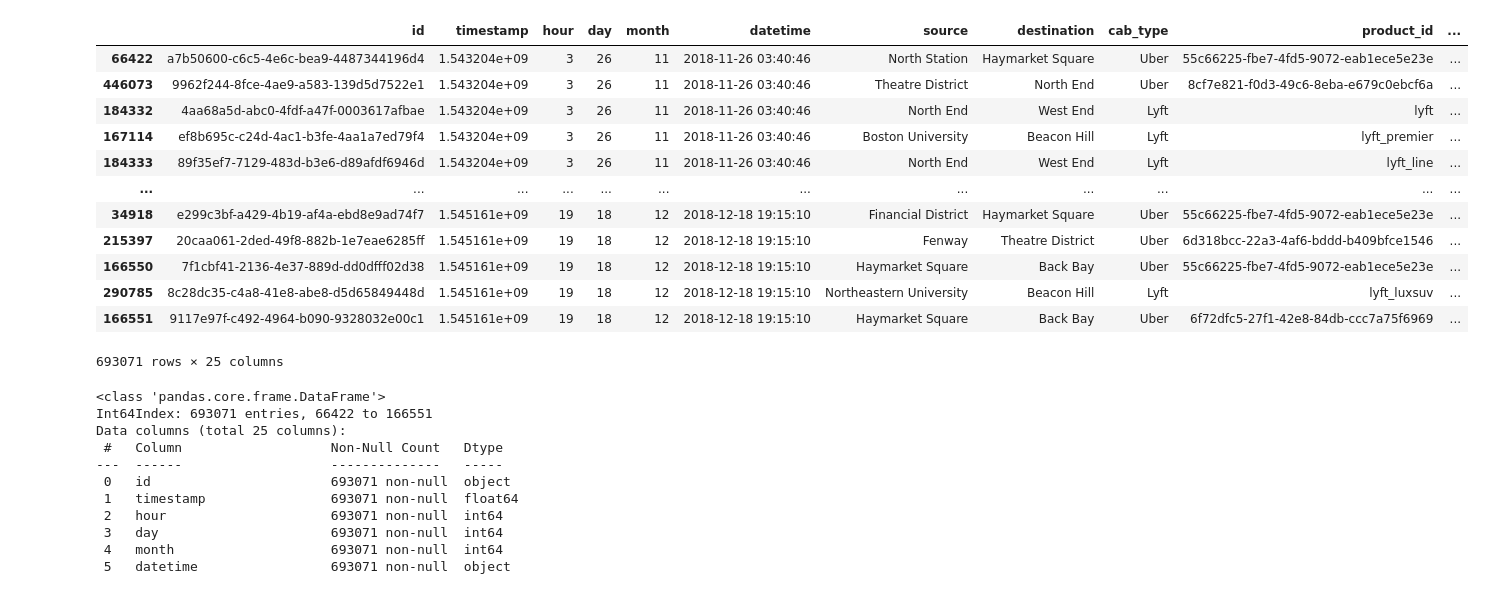
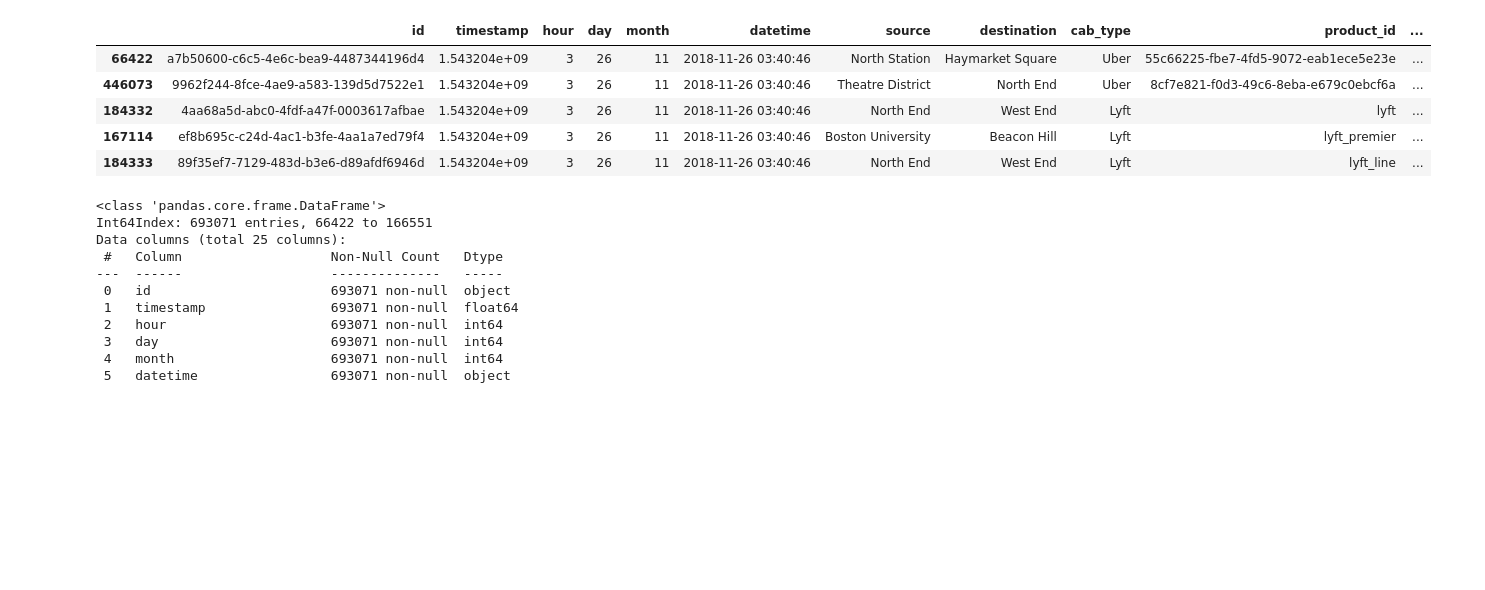
Before and after one commit to umar-khayam/Uber-Data-Analysis, a Jupyter notebook: Data cleaning and wrangling.ipynb, the cells around one changed output. Drawn from its saved outputs; the diff is of its cells as text; code cells hidden in the pictures; blank space fills up the shorter version.

```diff
--- a/Data cleaning and wrangling.ipynb
+++ b/Data cleaning and wrangling.ipynb
@@ -24,21 +17,14 @@ data
 # %%
 data=data.sort_values('datetime')
 data=data[['id','timestamp','hour','day','month','datetime','source','destination','cab_type','product_id','name','price','distance','surge_multiplier','temperature','short_summary','long_summary','icon','visibility','temperatureHigh','temperatureLow','apparentTemperatureHigh','apparentTemperatureLow','latitude','longitude']]
-data
+data.head()
 # %% [output]
 |  | id | timestamp | hour | day | month | datetime | source | destination | cab_type | product_id | ... |
 | 66422 | a7b50600-c6c5-4e6c-bea9-4487344196d4 | 1.543204e+09 | 3 | 26 | 11 | 2018-11-26 03:40:46 | North Station | Haymarket Square | Uber | 55c66225-fbe7-4fd5-9072-eab1ece5e23e | ... |
 | 446073 | 9962f244-8fce-4ae9-a583-139d5d7522e1 | 1.543204e+09 | 3 | 26 | 11 | 2018-11-26 03:40:46 | Theatre District | North End | Uber | 8cf7e821-f0d3-49c6-8eba-e679c0ebcf6a | ... |
 | 184332 | 4aa68a5d-abc0-4fdf-a47f-0003617afbae | 1.543204e+09 | 3 | 26 | 11 | 2018-11-26 03:40:46 | North End | West End | Lyft | lyft | ... |
 | 167114 | ef8b695c-c24d-4ac1-b3fe-4aa1a7ed79f4 | 1.543204e+09 | 3 | 26 | 11 | 2018-11-26 03:40:46 | Boston University | Beacon Hill | Lyft | lyft_premier | ... |
 | 184333 | 89f35ef7-7129-483d-b3e6-d89afdf6946d | 1.543204e+09 | 3 | 26 | 11 | 2018-11-26 03:40:46 | North End | West End | Lyft | lyft_line | ... |
-| ... | ... | ... | ... | ... | ... | ... | ... | ... | ... | ... | ... |
-| 34918 | e299c3bf-a429-4b19-af4a-ebd8e9ad74f7 | 1.545161e+09 | 19 | 18 | 12 | 2018-12-18 19:15:10 | Financial District | Haymarket Square | Uber | 55c66225-fbe7-4fd5-9072-eab1ece5e23e | ... |
-| 215397 | 20caa061-2ded-49f8-882b-1e7eae6285ff | 1.545161e+09 | 19 | 18 | 12 | 2018-12-18 19:15:10 | Fenway | Theatre District | Uber | 6d318bcc-22a3-4af6-bddd-b409bfce1546 | ... |
-| 166550 | 7f1cbf41-2136-4e37-889d-dd0dfff02d38 | 1.545161e+09 | 19 | 18 | 12 | 2018-12-18 19:15:10 | Haymarket Square | Back Bay | Uber | 55c66225-fbe7-4fd5-9072-eab1ece5e23e | ... |
-| 290785 | 8c28dc35-c4a8-41e8-abe8-d5d65849448d | 1.545161e+09 | 19 | 18 | 12 | 2018-12-18 19:15:10 | Northeastern University | Beacon Hill | Lyft | lyft_luxsuv | ... |
-| 166551 | 9117e97f-c492-4964-b090-9328032e00c1 | 1.545161e+09 | 19 | 18 | 12 | 2018-12-18 19:15:10 | Haymarket Square | Back Bay | Uber | 6f72dfc5-27f1-42e8-84db-ccc7a75f6969 | ... |
-693071 rows × 25 columns
 # %%
 data.info()
 # %% [output]
```
Also changed, not shown: parts of 4 cells of this notebook, 2 other files.
